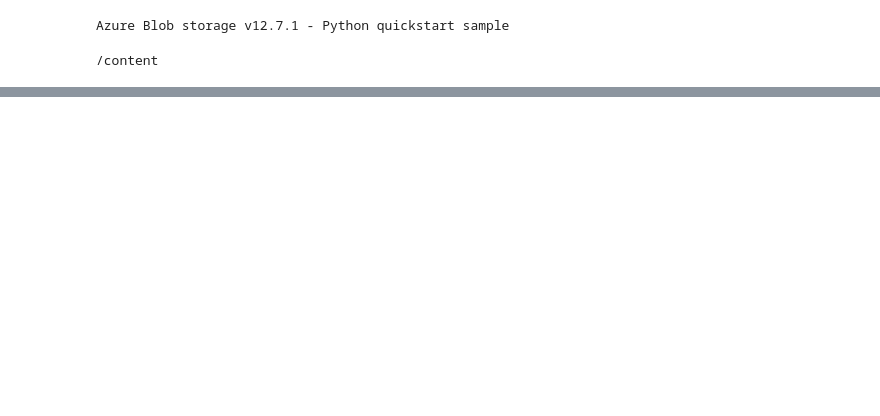
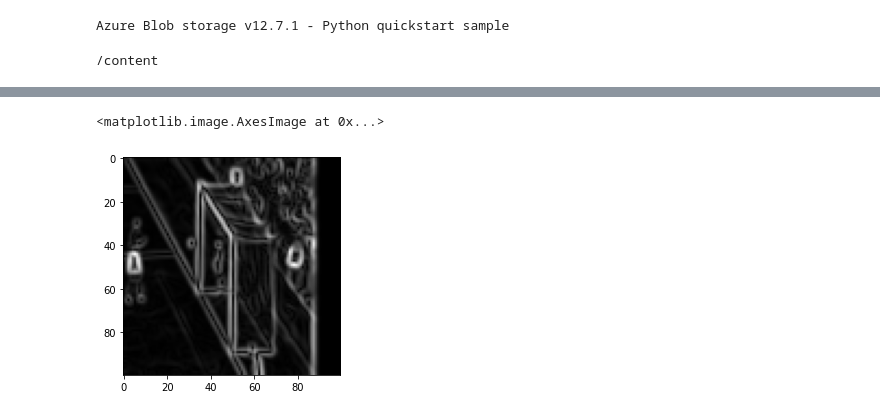
Before and after one commit to sid2610/HPE_Goal, a Jupyter notebook: Goalpost.ipynb, the cells around one changed output, grey strips where cells are left out. Drawn from its saved outputs; the diff is of its cells as text; code cells hidden in the pictures; blank space fills up the shorter version.

```diff
--- a/Goalpost.ipynb
+++ b/Goalpost.ipynb
@@ -316,0 +128,13 @@ frame_4_blur = gaussian_filter(frame_4, sigma=3)
+# %%
+train['x'] = (train['xmin'] + train['xmax'])/2
+train['x'] = [int(t) for t in train['x']]
+val['x'] = (val['xmin'] + val['xmax'])/2
+val['x'] = [int(t) for t in val['x']]
+test['x'] = (test['xmin'] + test['xmax'])/2
+test['x'] = [int(t) for t in test['x']]
+train['y'] = (train['ymin'] + train['ymax'])/2
+train['y'] = [int(t) for t in train['y']]
+val['y'] = (val['ymin'] + val['ymax'])/2
+val['y'] = [int(t) for t in val['y']]
+test['y'] = (test['ymin'] + test['ymax'])/2
+test['y'] = [int(t) for t in test['y']]
@@ -316,0 +428,5 @@ frame_4_blur = gaussian_filter(frame_4, sigma=3)
+# %%
+plt.imshow(sobel_edges(test), 'gray')
+# %% [output]
+<matplotlib.image.AxesImage at 0x...>
+[figure, added]
```
Also changed, not shown: parts of 99 cells of this notebook.
